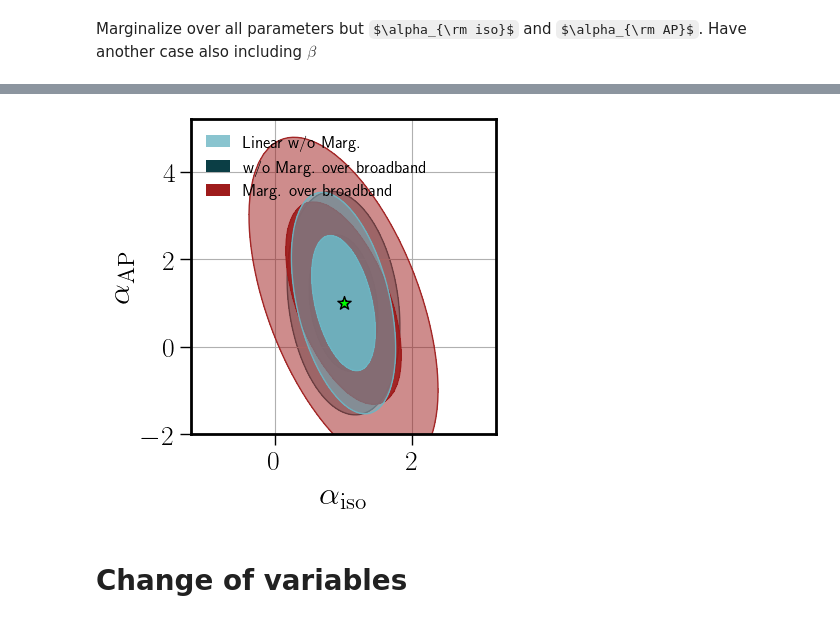
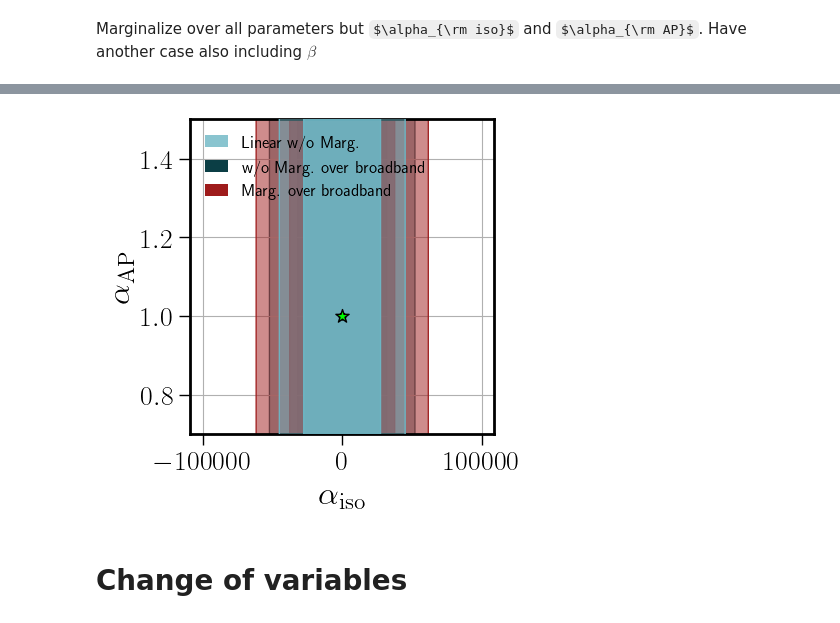
Before and after one commit to Sefa76/SSLimPy, a Jupyter notebook: MeerKLASS_FORECAST_isoAP.ipynb, the cells around one changed output, grey strips where cells are left out. Drawn from its saved outputs; the diff is of its cells as text; code cells hidden in the pictures; some formulas as TeX source.

```diff
--- a/MeerKLASS_FORECAST_isoAP.ipynb
+++ b/MeerKLASS_FORECAST_isoAP.ipynb
@@ -368,3 +371,14 @@ print('[npol,nk,nz]')
+# %%
+npol = 2
+nk = len(k)
+nz = 1
+
+Cov = Fiducial_output["Covariance"].gaussian_cov().to(PfidMoments.unit**2)
+invCov = np.empty((nk,npol,npol,nz), dtype=u.Quantity)
+z = Ps_fid.z
+for iz in range(len(z)):
+    invCov[:,:,:,iz] = np.linalg.inv(Cov[:,:npol,:npol,iz])
+invCov = invCov #/Cov.unit
 # %%
 plt.semilogx(k,k*PfidMoments[0,:,0])
 plt.semilogx(k,k*PfidMoments[1,:,0])
@@ -407,4 +435,8 @@ for param in BAOpars:
     dPm = np.array([Pobs.Pk_0bs, Pobs.Pk_2bs]) * Pobs.Pk_0bs.unit
 
     derivative_dic[param] = ((dPp - dPm) / (2 * eps * fidBAO_dict[param])).value
+
+    plt.semilogx(k,derivative_dic[param][0,:,0])
+    plt.semilogx(k,derivative_dic[param][1,:,0])
+    plt.show()
 # %% [output]
@@ -496,3 +509,14 @@ invCov = invCov #/Cov.unit
+# %%
+npol = 2
+nk = len(k)
+nz = 1
+
+Cov = Fiducial_output["Covariance"].gaussian_cov().to(PfidMoments.unit**2)
+invCov = np.empty((nk,npol,npol,nz), dtype=u.Quantity)
+z = Pobs.z
+for iz in range(len(z)):
+    invCov[:,:,:,iz] = np.linalg.inv(Cov[:,:npol,:npol,iz])
+invCov = invCov #/Cov.unit
 # %% [markdown]
 Get the Fisher matrix with all parameters
 # %%
@@ -654,7 +665,7 @@ print(no_bbpars)
 # %% [output]
 ['alpha_iso' 'alpha_AP' 'beta' 'sigmap' 'B' 'beam_FWHM']
 # %%
-linCov = Linear_output["Covariance"].gaussian_cov()
+linCov = Linear_output["Covariance"].gaussian_cov().to(PfidMoments.unit**2)
 lininvCov = np.empty((nk,npol,npol,nz), dtype=u.Quantity)
 z = Pobs.z
 for iz in range(len(z)):
@@ -740,35 +751,35 @@ gs = gridspec.GridSpec(NPAR, NPAR,wspace=0,hspace=0,top=0.97,left=0.1,bottom=0.0
 
 for i in range(NPAR-1)[::-1]:
     for j in range(i,NPAR-1):
         ax = plt.subplot(gs[j,i])
         #ax.locator_params(nbins=4,tight=True)
         center = np.array([fiducial_set_vals[i],fiducial_set_vals[j+1]])
         plot_2d(Covpar_nobb,[i,j+1],center,ax,color1=colors[4],color2=colors[4],filled=True,TwoSigma=True,zorder=1,alpha=[.7,0.4])
         plot_2d(Covpar_all,[i,j+1],center,ax,color1=colors[0],color2=colors[0],filled=True,TwoSigma=True,zorder=2,alpha=[.9,0.5])
         plot_2d(linCovpar_nobb,[i,j+1],center,ax,color1=colors[1],color2=colors[1],filled=True,TwoSigma=True,zorder=3,alpha=[.9,0.5])
 
         ax.scatter(center[0],center[1],marker='*',s=100,color='lime',edgecolors='k',zorder=10)
         ax.grid()
         if j+1 == NPAR-1:
             ax.set_xlabel(names[i],fontsize=24)
             ax.tick_params(axis='both',width=1,length=8,labelsize=20)
         if i == 0:
             ax.set_ylabel(names[j+1],fontsize=24)
             ax.tick_params(axis='both',width=1,length=8,labelsize=20)
             if j + 1 < NPAR-1:
                 ax.tick_params(axis='x',width=1,length=8,labelsize=0)
         else:
             ax.set_yticks([])
 
 proxy = [plt.Rectangle((0,0),1,1,fc = colors[1],alpha=0.8),plt.Rectangle((0,0),1,1,fc = colors[4],alpha=1),plt.Rectangle((0,0),1,1,fc = colors[0],alpha=1)]
 ax.legend(proxy, [ r'Linear w/o Marg.',r'w/o Marg. over broadband',r'Marg. over broadband'],
           handlelength=1.4,frameon=False, fontsize=12,
          loc='upper left')
-ax.set_ylim(-2,5.2)
+ax.set_ylim(0.7,1.5)
 
 plt.show()
 # %% [output]
-[figure, old version]
+[figure, new version]
 # %% [markdown]
 # Change of variables
 # %%
```
Also changed, not shown: parts of 17 cells of this notebook, 1 other file.
